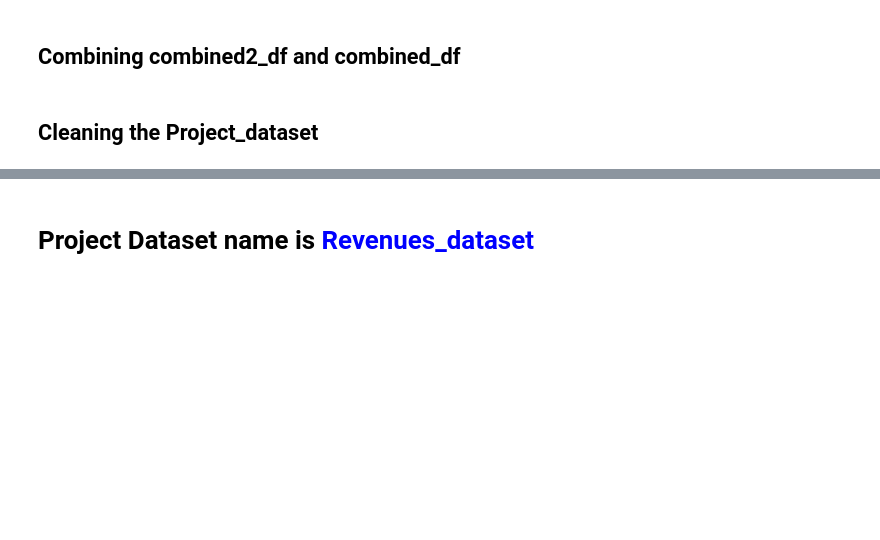
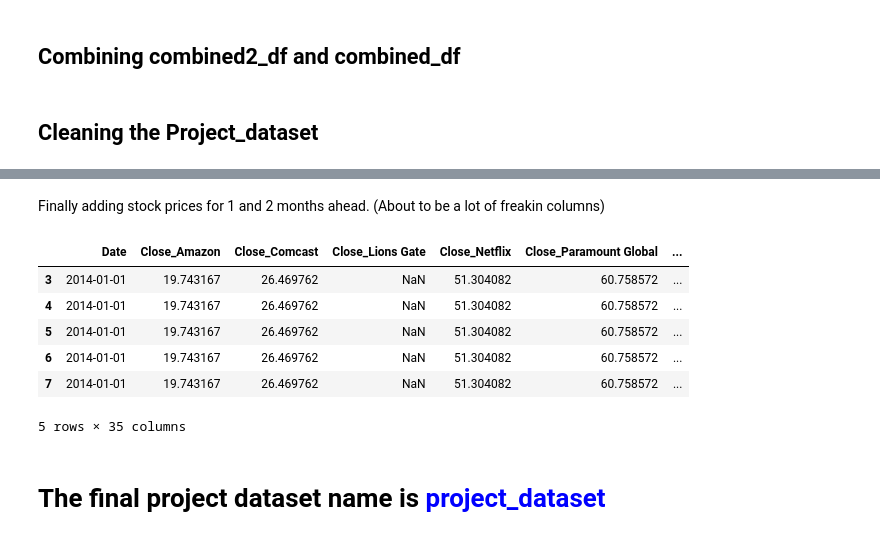
Before and after one commit to shreyashguptas/IMDbRatings-StockImpact, a Jupyter notebook: Project_dataset.ipynb, the cells around one changed output, grey strips where cells are left out. Saved outputs shown, nothing was run; the diff lists cells and outputs as text; code cells hidden in the pictures; blank space fills up the shorter version.

```diff
--- a/Project_dataset.ipynb
+++ b/Project_dataset.ipynb
@@ -762,2 +817,43 @@ filtered_df.head()
+# %% [markdown]
+Finally adding stock prices for 1 and 2 months ahead. (About to be a lot of freakin columns)
+# %%
+# Assuming project_dataset is your DataFrame
+# Convert 'Date' and 'Release Date' from 'MM/YYYY' to datetime
+project_dataset['Date'] = pd.to_datetime(project_dataset['Date'], format='%m/%Y')
+project_dataset['Release Date'] = pd.to_datetime(project_dataset['Release Date'], format='%m/%Y')
+
+# Calculate the first day of the next month
+def next_month_first_day(date):
+    # Add one month to the current date
+    next_month = date + DateOffset(months=1)
+    return next_month.strftime('%m/%Y')
+
+# Apply this to the 'Release Date' column
+project_dataset['Next_Month'] = project_dataset['Release Date'].apply(next_month_first_day)
+
+# Stock columns to look up
+stock_columns = ['Close_Amazon', 'Close_Comcast', 'Close_Lions Gate',
+                 'Close_Netflix', 'Close_Paramount Global', 'Close_Sony',
+                 'Close_Walt Disney', 'Close_Warner Bros Discovery',
+                 'Close_Vanguard 500', 'Close_Media Company Index']
+
+# Mapping the stock prices
+for stock in stock_columns:
+    project_dataset[f'Next_Month_{stock}'] = project_dataset.apply(
+        lambda row: project_dataset.loc[project_dataset['Date'].dt.strftime('%m/%Y') == row['Next_Month'], stock].iloc[0]
+        if not project_dataset[project_dataset['Date'].dt.strftime('%m/%Y') == row['Next_Month']][stock].empty else None, axis=1)
+
+# Drop the temporary 'Next_Month' column if not needed
+project_dataset.drop(columns=['Next_Month'], inplace=True)
+# %%
+project_dataset.head()
+# %% [output]
+|  | Date | Close_Amazon | Close_Comcast | Close_Lions Gate | Close_Netflix | Close_Paramount Global | ... |
+| 3 | 2014-01-01 | 19.743167 | 26.469762 | NaN | 51.304082 | 60.758572 | ... |
+| 4 | 2014-01-01 | 19.743167 | 26.469762 | NaN | 51.304082 | 60.758572 | ... |
+| 5 | 2014-01-01 | 19.743167 | 26.469762 | NaN | 51.304082 | 60.758572 | ... |
+| 6 | 2014-01-01 | 19.743167 | 26.469762 | NaN | 51.304082 | 60.758572 | ... |
+| 7 | 2014-01-01 | 19.743167 | 26.469762 | NaN | 51.304082 | 60.758572 | ... |
+5 rows × 35 columns
 # %% [markdown]
-# Project Dataset name is <span style="color:Blue">Revenues_dataset</span>
+# The final project dataset name is <span style="color:Blue">project_dataset</span>
```
Also changed, not shown: parts of 20 cells of this notebook.
